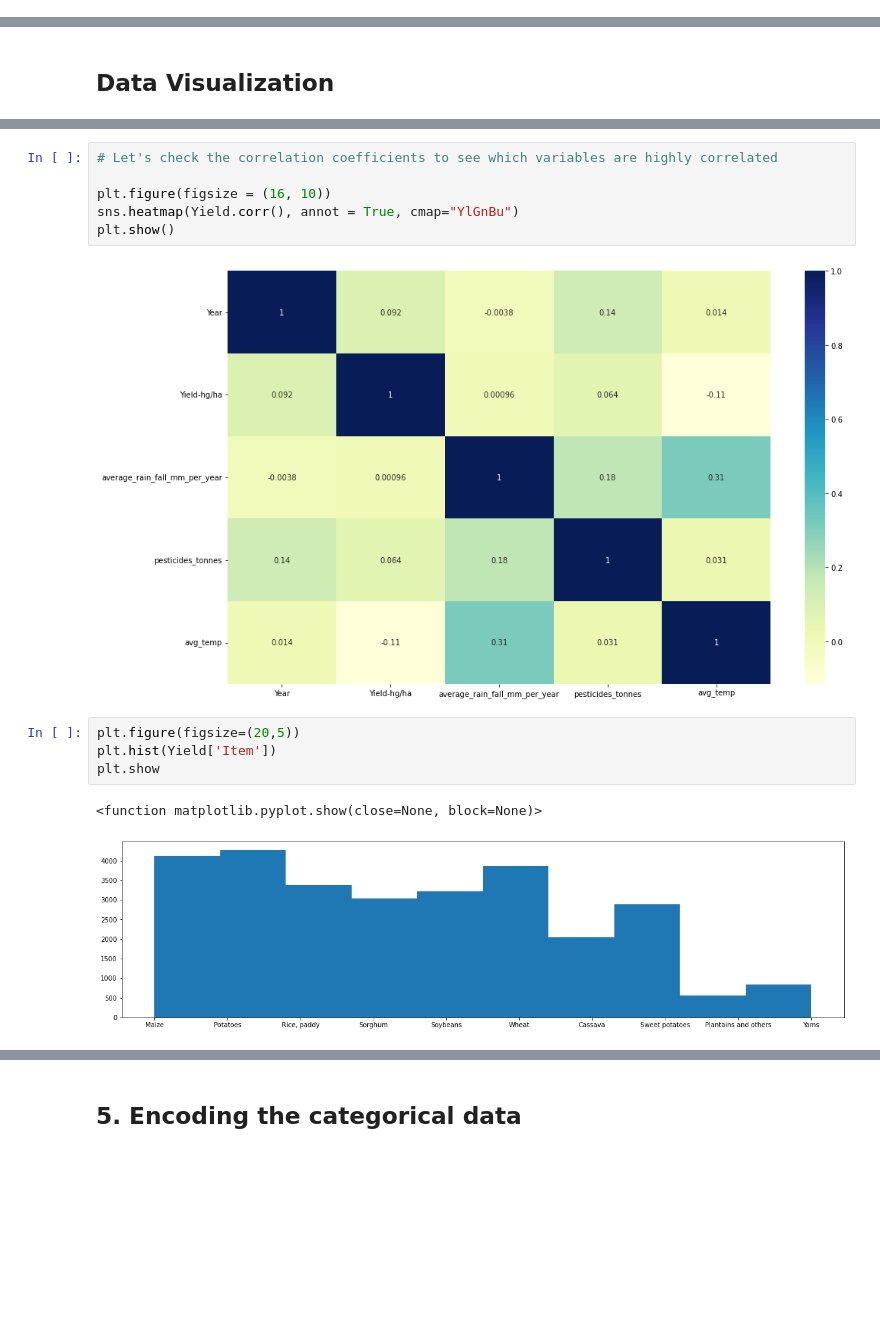
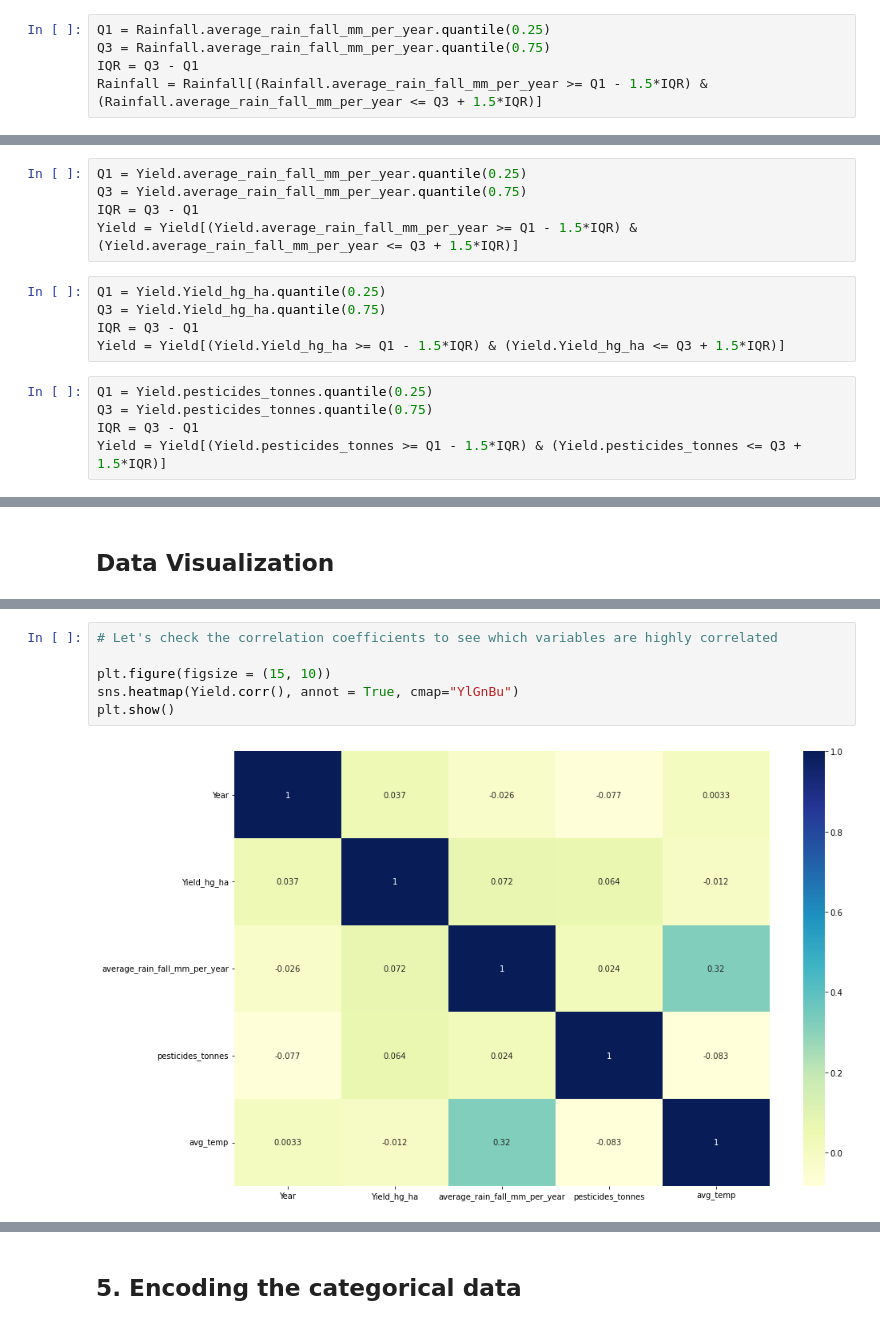
Before and after one commit to Reddappa-M-R-4431/Reddappa_4431, a Jupyter notebook: Week-5-Presentation/Crop-Yield-Prediction (Preprocessing & Visualization).ipynb, the cells around one changed output, grey strips where cells are left out. Saved outputs shown, nothing was run; the diff lists cells and outputs as text; blank space fills up the shorter version.

```diff
--- a/Week-5-Presentation/Crop-Yield-Prediction (Preprocessing & Visualization).ipynb
+++ b/Week-5-Presentation/Crop-Yield-Prediction (Preprocessing & Visualization).ipynb
@@ -302,3 +326,8 @@ Rainfall.describe()
 | 50% | 2001.000000 | 1010.000000 |
 | 75% | 2010.000000 | 1651.000000 |
 | max | 2017.000000 | 3240.000000 |
+# %%
+Q1 = Rainfall.average_rain_fall_mm_per_year.quantile(0.25)
+Q3 = Rainfall.average_rain_fall_mm_per_year.quantile(0.75)
+IQR = Q3 - Q1
+Rainfall = Rainfall[(Rainfall.average_rain_fall_mm_per_year >= Q1 - 1.5*IQR) & (Rainfall.average_rain_fall_mm_per_year <= Q3 + 1.5*IQR)]
@@ -386,6 +417,21 @@ Yield.describe()
 | 50% | 2001.000000 | 38295.000000 | 1083.00000 | 17529.440000 | 21.510000 |
 | 75% | 2008.000000 | 104676.750000 | 1668.00000 | 48687.880000 | 26.000000 |
 | max | 2013.000000 | 501412.000000 | 3240.00000 | 367778.000000 | 30.650000 |
+# %%
+Q1 = Yield.average_rain_fall_mm_per_year.quantile(0.25)
+Q3 = Yield.average_rain_fall_mm_per_year.quantile(0.75)
+IQR = Q3 - Q1
+Yield = Yield[(Yield.average_rain_fall_mm_per_year >= Q1 - 1.5*IQR) & (Yield.average_rain_fall_mm_per_year <= Q3 + 1.5*IQR)]
+# %%
+Q1 = Yield.Yield_hg_ha.quantile(0.25)
+Q3 = Yield.Yield_hg_ha.quantile(0.75)
+IQR = Q3 - Q1
+Yield = Yield[(Yield.Yield_hg_ha >= Q1 - 1.5*IQR) & (Yield.Yield_hg_ha <= Q3 + 1.5*IQR)]
+# %%
+Q1 = Yield.pesticides_tonnes.quantile(0.25)
+Q3 = Yield.pesticides_tonnes.quantile(0.75)
+IQR = Q3 - Q1
+Yield = Yield[(Yield.pesticides_tonnes >= Q1 - 1.5*IQR) & (Yield.pesticides_tonnes <= Q3 + 1.5*IQR)]
 # %%
 Yield['Item'].nunique()
 # %% [output]
@@ -463,15 +518,8 @@ Name: Yield-hg/ha, dtype: int64
 # %%
 # Let's check the correlation coefficients to see which variables are highly correlated
 
-plt.figure(figsize = (16, 10))
+plt.figure(figsize = (15, 10))
 sns.heatmap(Yield.corr(), annot = True, cmap="YlGnBu")
 plt.show()
 # %% [output]
-[figure, old version]
+[figure, new version]
-# %%
-plt.figure(figsize=(20,5))
-plt.hist(Yield['Item'])
-plt.show
-# %% [output]
-<function matplotlib.pyplot.show(close=None, block=None)>
-[figure, removed]
```
Also changed, not shown: parts of 50 cells of this notebook, 2 other files.
